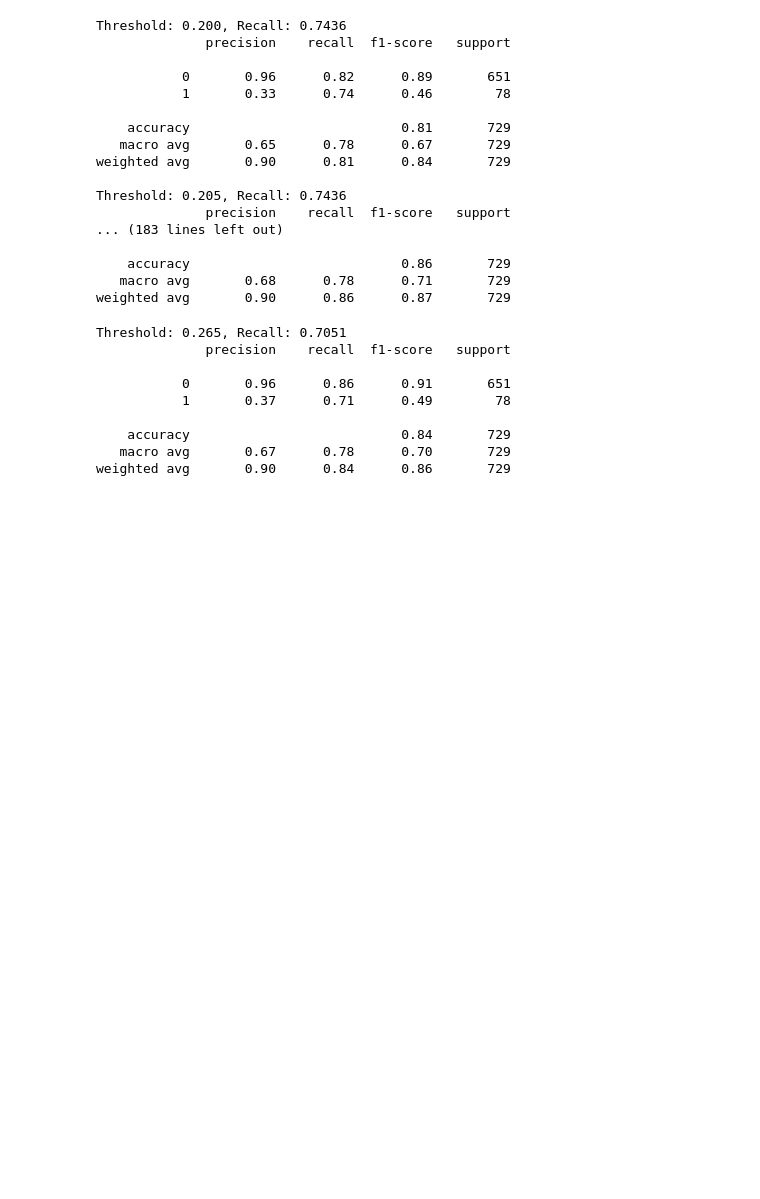
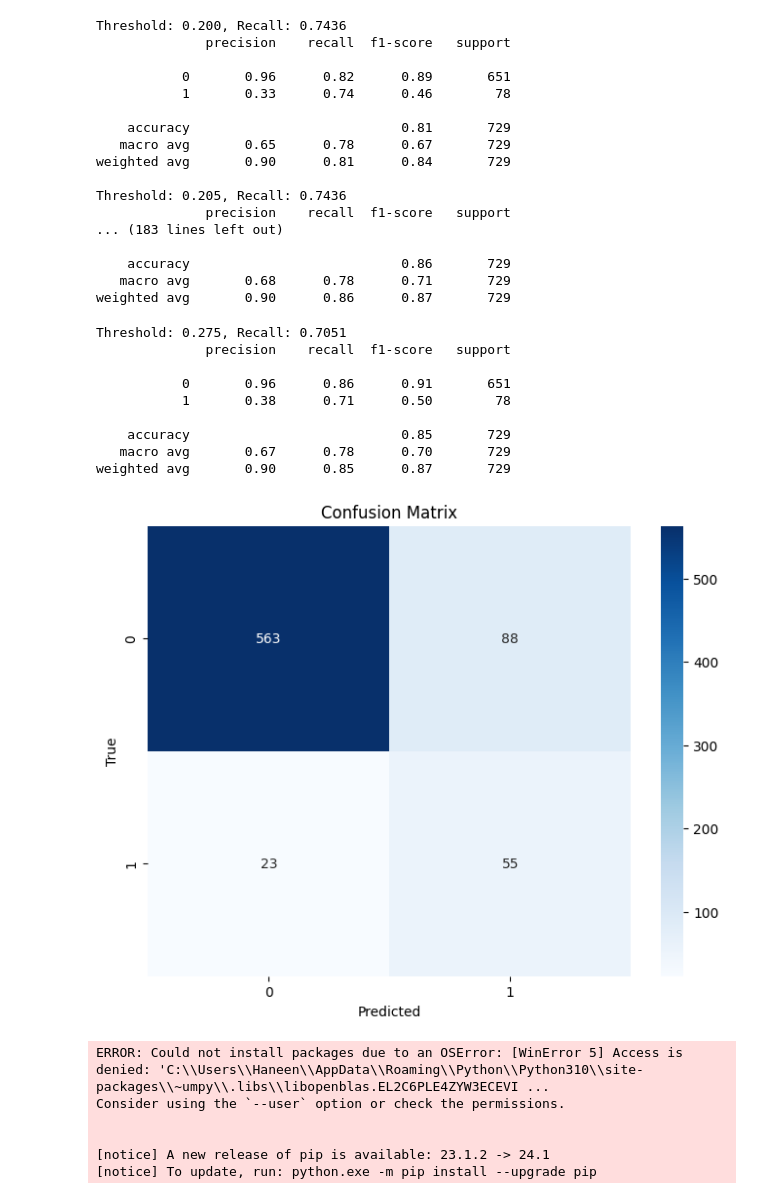
Before and after one commit to Salmaelkatib/DyslexiaProject, a Jupyter notebook: gamified_test/ml_model/LR.ipynb, the cells around one changed output. Drawn from its saved outputs; the diff is of its cells as text; code cells hidden in the pictures; blank space fills up the shorter version.

Commit message:
game model updated

```diff
--- a/gamified_test/ml_model/LR.ipynb
+++ b/gamified_test/ml_model/LR.ipynb
@@ -99,7 +96,7 @@ weighted avg       0.90      0.86      0.87       729
 import pickle
 
 # Select the final threshold and retrain the model if needed
-threshold = 0.265
+threshold = 0.275
 y_pred_prob = model.predict_proba(X_test)[:, 1]
 y_pred = (y_pred_prob > threshold).astype(int)
 
@@ -110,20 +107,34 @@ recall = recall_score(y_test, y_pred)
 print(f"Threshold: {threshold:.3f}, Recall: {recall:.4f}")
 classification_rep_test = classification_report(y_test, y_pred)
 print(classification_rep_test)
-
-# Save the model to a .sav file
-filename = 'lr_model.sav'
-with open(filename, 'wb') as file:
-    pickle.dump(model, file)
-
-pickle.dump(scaler, open("scaler.sav", "wb"))
 # %% [output]
-Threshold: 0.265, Recall: 0.7051
+Threshold: 0.275, Recall: 0.7051
               precision    recall  f1-score   support
 
            0       0.96      0.86      0.91       651
-           1       0.37      0.71      0.49        78
+           1       0.38      0.71      0.50        78
 
-    accuracy                           0.84       729
+    accuracy                           0.85       729
    macro avg       0.67      0.78      0.70       729
-weighted avg       0.90      0.84      0.86       729
+weighted avg       0.90      0.85      0.87       729
+# %%
+from sklearn.metrics import confusion_matrix
+
+# Compute the confusion matrix
+cm = confusion_matrix(y_test, y_pred)
+
+# Display the confusion matrix
+plt.figure(figsize=(8, 6))
+sns.heatmap(cm, annot=True, fmt="d", cmap="Blues", xticklabels=np.unique(y_test), yticklabels=np.unique(y_test))
+plt.xlabel('Predicted')
+plt.ylabel('True')
+plt.title('Confusion Matrix')
+plt.show()
+# %% [output]
+[figure, added]
+ERROR: Could not install packages due to an OSError: [WinError 5] Access is denied: 'C:\\Users\\Haneen\\AppData\\Roaming\\Python\\Python310\\site-packages\\~umpy\\.libs\\libopenblas.EL2C6PLE4ZYW3ECEVI ...
+Consider using the `--user` option or check the permissions.
+
+
+[notice] A new release of pip is available: 23.1.2 -> 24.1
+[notice] To update, run: python.exe -m pip install --upgrade pip
```
Also changed, not shown: parts of 6 cells of this notebook, 2 other files.
